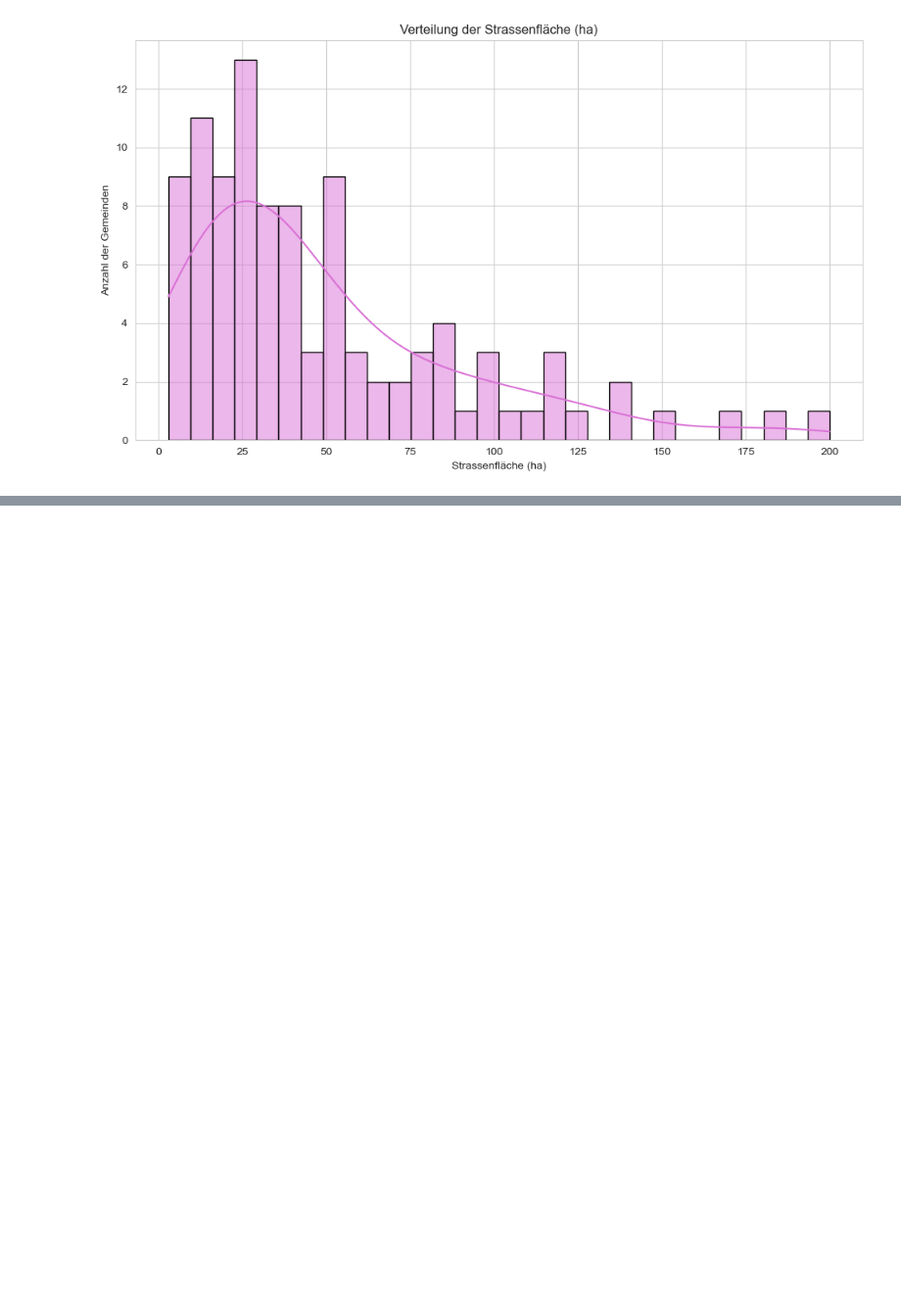
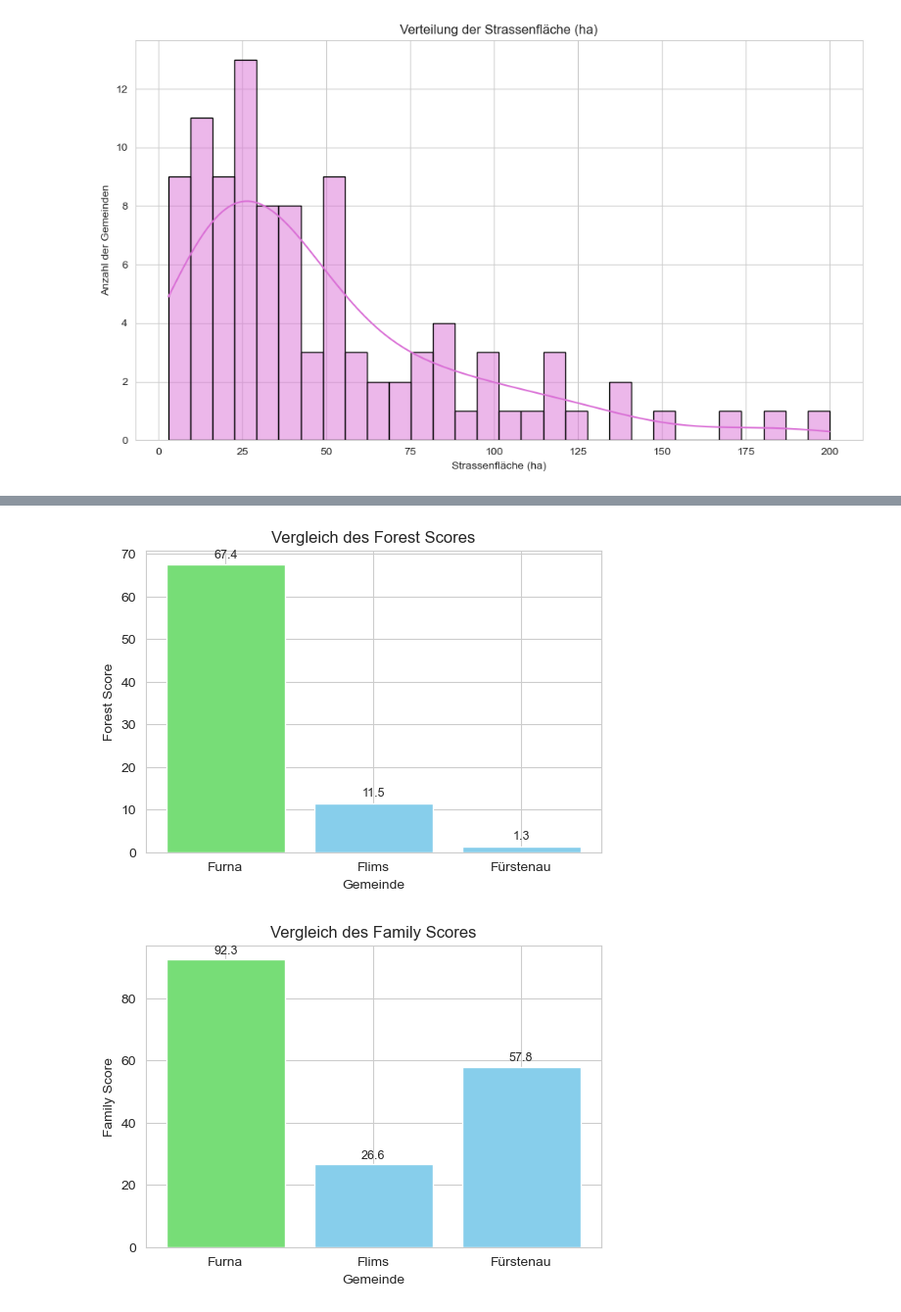
Before and after one commit to gideon-monterosa/dawr, a Jupyter notebook: assignement-1/ranking.ipynb, the cells around one changed output, grey strips where cells are left out. Shown: that part at 98% size. Saved outputs shown, nothing was run; the diff lists cells and outputs as text; code cells hidden in the pictures; blank space fills up the shorter version.

```diff
--- a/assignement-1/ranking.ipynb
+++ b/assignement-1/ranking.ipynb
@@ -475,0 +592,29 @@ display(styled_df)
+# %%
+plt.figure(figsize=(6, 4))
+scores = df_rank.set_index('Gemeinde').loc[relevant_communities, 'forest_score']
+plt.bar(scores.index, scores.values, color=colors)
+plt.title('Vergleich des Forest Scores')
+plt.ylabel('Forest Score')
+plt.xlabel('Gemeinde')
+
+for i, value in enumerate(scores.values):
+    plt.text(i, value + 1, f'{value:.1f}', ha='center', va='bottom', fontsize=9)
+
+plt.savefig('./img/forest_score.png', format='png', dpi=300, bbox_inches='tight')
+plt.show()
+
+plt.figure(figsize=(6, 4))
+scores = df_rank.set_index('Gemeinde').loc[relevant_communities, 'family_score']
+plt.bar(scores.index, scores.values, color=colors)
+plt.title('Vergleich des Family Scores')
+plt.ylabel('Family Score')
+plt.xlabel('Gemeinde')
+
+for i, value in enumerate(scores.values):
+    plt.text(i, value + 1, f'{value:.1f}', ha='center', va='bottom', fontsize=9)
+
+plt.savefig('./img/family_score.png', format='png', dpi=300, bbox_inches='tight')
+plt.show()
+# %% [output]
+[figure, added]
+[figure, added]
```
Also changed, not shown: parts of 20 cells of this notebook, 6 other files.
